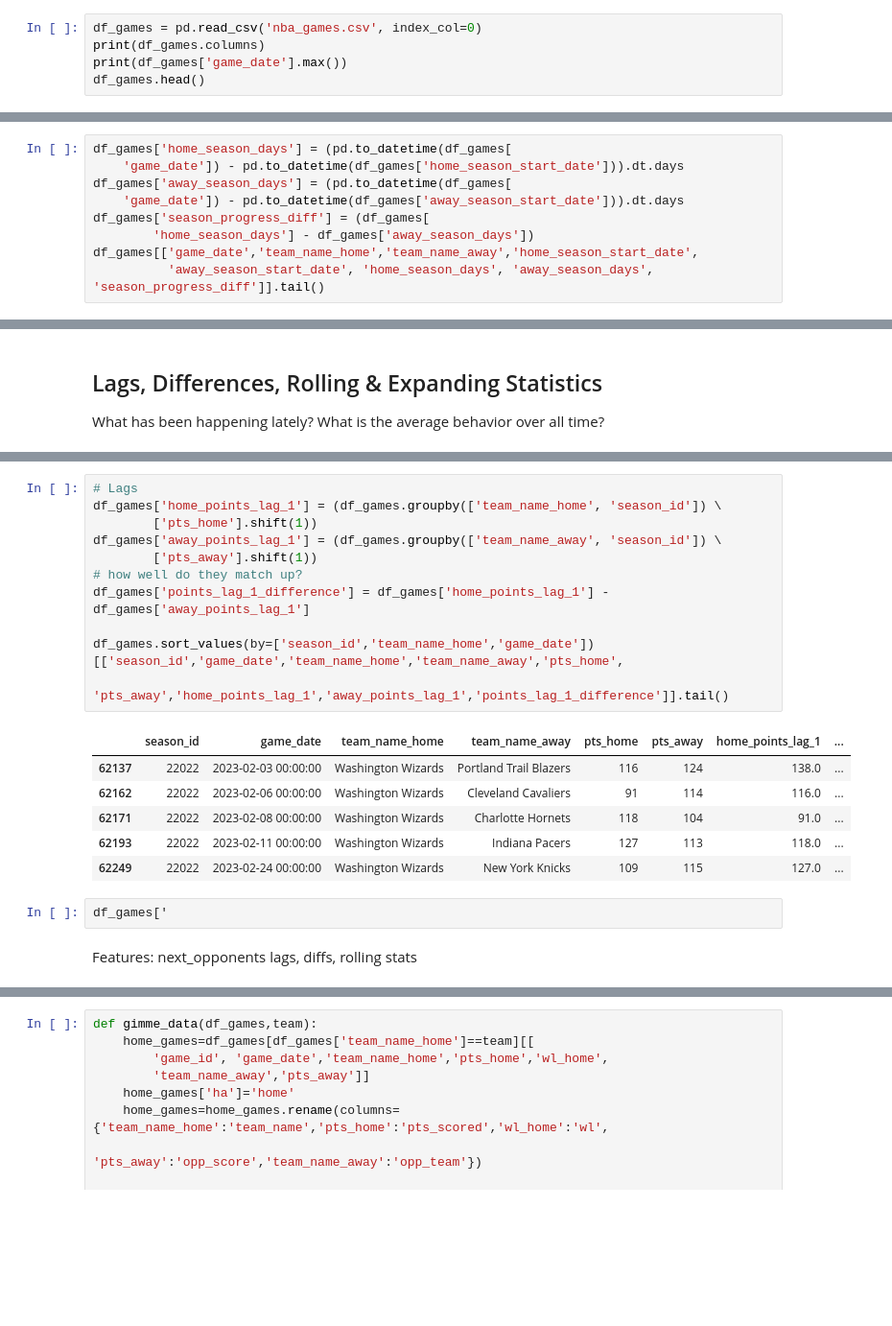
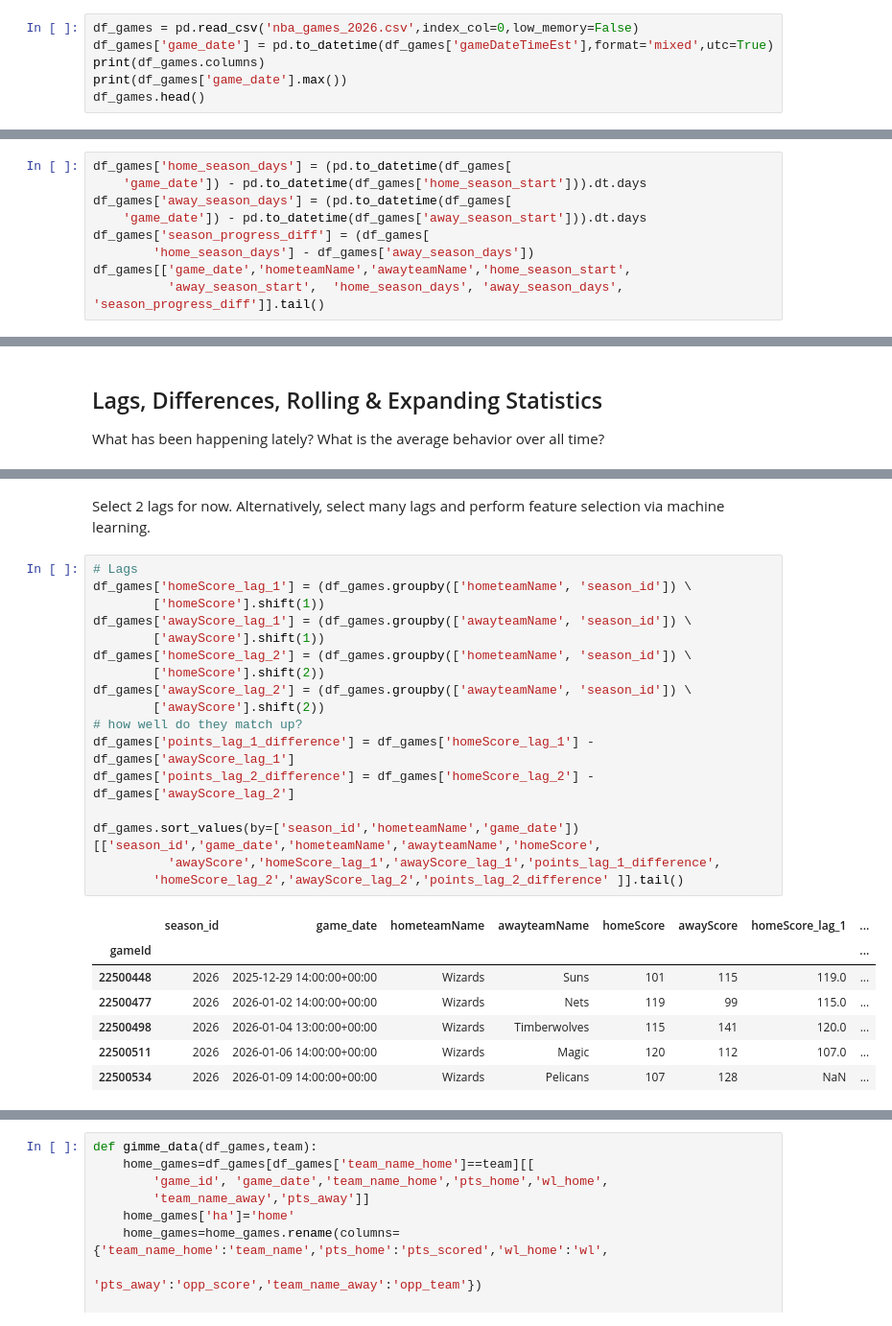
Before and after one commit to rhaswah/ds-tutorials, a Jupyter notebook: NBA_forecast_time_series/NBA_forecast.ipynb, the cells around one changed output, grey strips where cells are left out. Shown at 96% size. Cells and saved outputs as stored; diff of their text form; blank space fills up the shorter version.

```diff
--- a/NBA_forecast_time_series/NBA_forecast.ipynb
+++ b/NBA_forecast_time_series/NBA_forecast.ipynb
@@ -19,5 +20,6 @@ The connection has ceased updating the data fed through this connection so it go
 # %%
-df_games = pd.read_csv('nba_games.csv', index_col=0)
+df_games = pd.read_csv('nba_games_2026.csv',index_col=0,low_memory=False)
+df_games['game_date'] = pd.to_datetime(df_games['gameDateTimeEst'],format='mixed',utc=True)
 print(df_games.columns)
 print(df_games['game_date'].max())
 df_games.head()
@@ -150,11 +133,11 @@ df_games[['game_date','team_name_home','team_name_away','home_season_start_date'
 Should we normalize the days by the season length? NO! That would cause DATA LEAKAGE, because season lengths are not known until a team wins enough games to enter playoffs etc.. Basically the model would know the team makes it to the playoffs before they do, and that is just not possible.
 # %%
 df_games['home_season_days'] = (pd.to_datetime(df_games[
-    'game_date']) - pd.to_datetime(df_games['home_season_start_date'])).dt.days
+    'game_date']) - pd.to_datetime(df_games['home_season_start'])).dt.days
 df_games['away_season_days'] = (pd.to_datetime(df_games[
-    'game_date']) - pd.to_datetime(df_games['away_season_start_date'])).dt.days
+    'game_date']) - pd.to_datetime(df_games['away_season_start'])).dt.days
 df_games['season_progress_diff'] = (df_games[
         'home_season_days'] - df_games['away_season_days'])
-df_games[['game_date','team_name_home','team_name_away','home_season_start_date',
-          'away_season_start_date',	'home_season_days',	'away_season_days',	'season_progress_diff']].tail()
+df_games[['game_date','hometeamName','awayteamName','home_season_start',
+          'away_season_start',	'home_season_days',	'away_season_days',	'season_progress_diff']].tail()
 # %% [output]
@@ -188,22 +227,27 @@ autocorrelation_plot(acf_vals)
+# %% [markdown]
+Select 2 lags for now. Alternatively, select many lags and perform feature selection via machine learning.
 # %%
 # Lags
-df_games['home_points_lag_1'] = (df_games.groupby(['team_name_home', 'season_id']) \
-        ['pts_home'].shift(1))
-df_games['away_points_lag_1'] = (df_games.groupby(['team_name_away', 'season_id']) \
-        ['pts_away'].shift(1))
+df_games['homeScore_lag_1'] = (df_games.groupby(['hometeamName', 'season_id']) \
+        ['homeScore'].shift(1))
+df_games['awayScore_lag_1'] = (df_games.groupby(['awayteamName', 'season_id']) \
+        ['awayScore'].shift(1))
+df_games['homeScore_lag_2'] = (df_games.groupby(['hometeamName', 'season_id']) \
+        ['homeScore'].shift(2))
+df_games['awayScore_lag_2'] = (df_games.groupby(['awayteamName', 'season_id']) \
+        ['awayScore'].shift(2))
 # how well do they match up?
-df_games['points_lag_1_difference'] = df_games['home_points_lag_1'] - df_games['away_points_lag_1']
+df_games['points_lag_1_difference'] = df_games['homeScore_lag_1'] - df_games['awayScore_lag_1']
+df_games['points_lag_2_difference'] = df_games['homeScore_lag_2'] - df_games['awayScore_lag_2']
 
-df_games.sort_values(by=['season_id','team_name_home','game_date'])[['season_id','game_date','team_name_home','team_name_away','pts_home',
-          'pts_away','home_points_lag_1','away_points_lag_1','points_lag_1_difference']].tail()
+df_games.sort_values(by=['season_id','hometeamName','game_date'])[['season_id','game_date','hometeamName','awayteamName','homeScore',
+          'awayScore','homeScore_lag_1','awayScore_lag_1','points_lag_1_difference',
+        'homeScore_lag_2','awayScore_lag_2','points_lag_2_difference' ]].tail()
 # %% [output]
-|  | season_id | game_date | team_name_home | team_name_away | pts_home | pts_away | home_points_lag_1 | ... |
-| 62137 | 22022 | 2023-02-03 00:00:00 | Washington Wizards | Portland Trail Blazers | 116 | 124 | 138.0 | ... |
-| 62162 | 22022 | 2023-02-06 00:00:00 | Washington Wizards | Cleveland Cavaliers | 91 | 114 | 116.0 | ... |
-| 62171 | 22022 | 2023-02-08 00:00:00 | Washington Wizards | Charlotte Hornets | 118 | 104 | 91.0 | ... |
-| 62193 | 22022 | 2023-02-11 00:00:00 | Washington Wizards | Indiana Pacers | 127 | 113 | 118.0 | ... |
-| 62249 | 22022 | 2023-02-24 00:00:00 | Washington Wizards | New York Knicks | 109 | 115 | 127.0 | ... |
+|  | season_id | game_date | hometeamName | awayteamName | homeScore | awayScore | homeScore_lag_1 | ... |
+| gameId |  |  |  |  |  |  |  | ... |
+| 22500448 | 2026 | 2025-12-29 14:00:00+00:00 | Wizards | Suns | 101 | 115 | 119.0 | ... |
+| 22500477 | 2026 | 2026-01-02 14:00:00+00:00 | Wizards | Nets | 119 | 99 | 115.0 | ... |
+| 22500498 | 2026 | 2026-01-04 13:00:00+00:00 | Wizards | Timberwolves | 115 | 141 | 120.0 | ... |
+| 22500511 | 2026 | 2026-01-06 14:00:00+00:00 | Wizards | Magic | 120 | 112 | 107.0 | ... |
+| 22500534 | 2026 | 2026-01-09 14:00:00+00:00 | Wizards | Pelicans | 107 | 128 | NaN | ... |
-# %%
-df_games['
-# %% [markdown]
-Features: next_opponents lags, diffs, rolling stats
```
Also changed, not shown: parts of 36 cells of this notebook, 1 other file.
